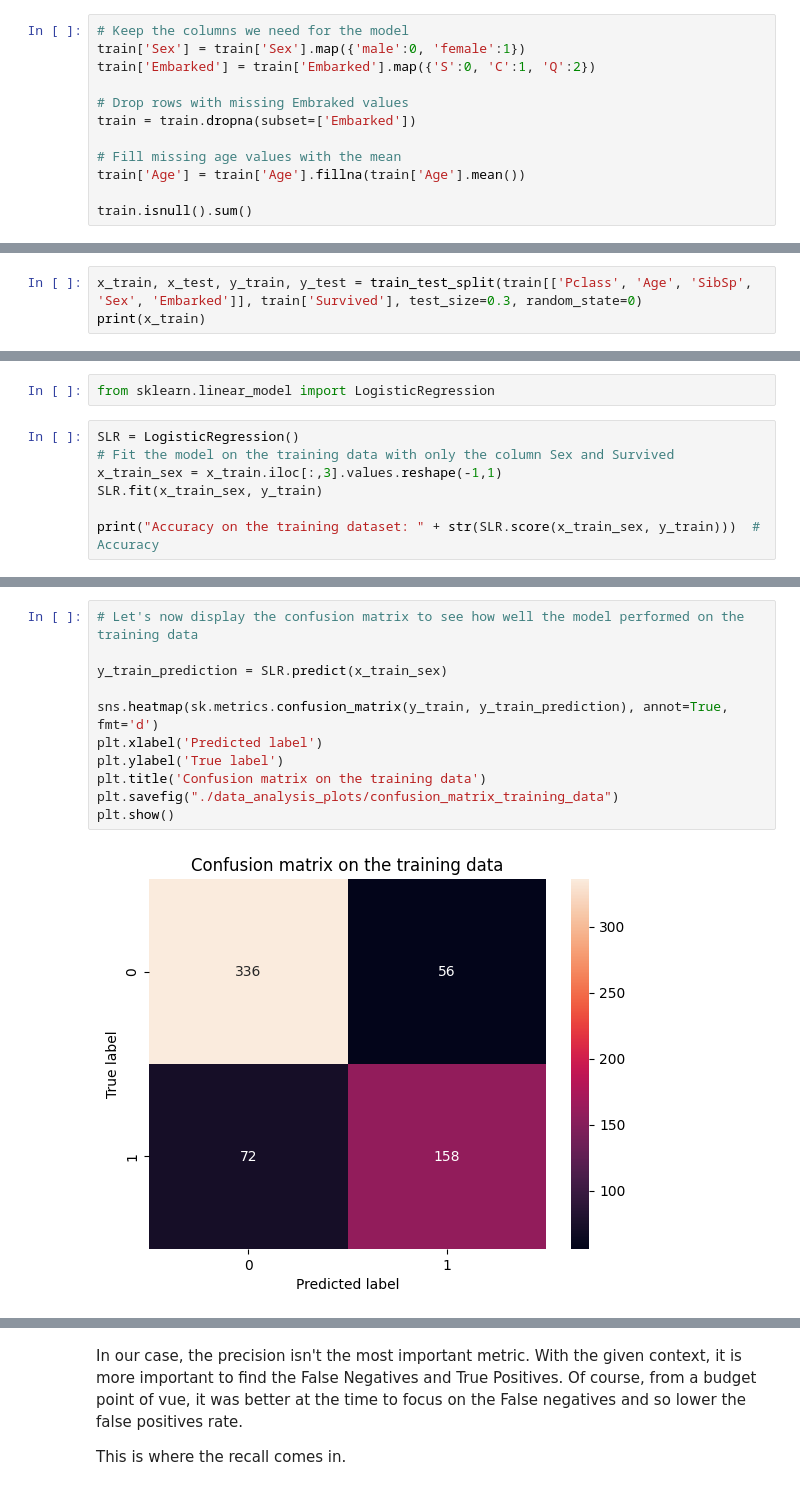
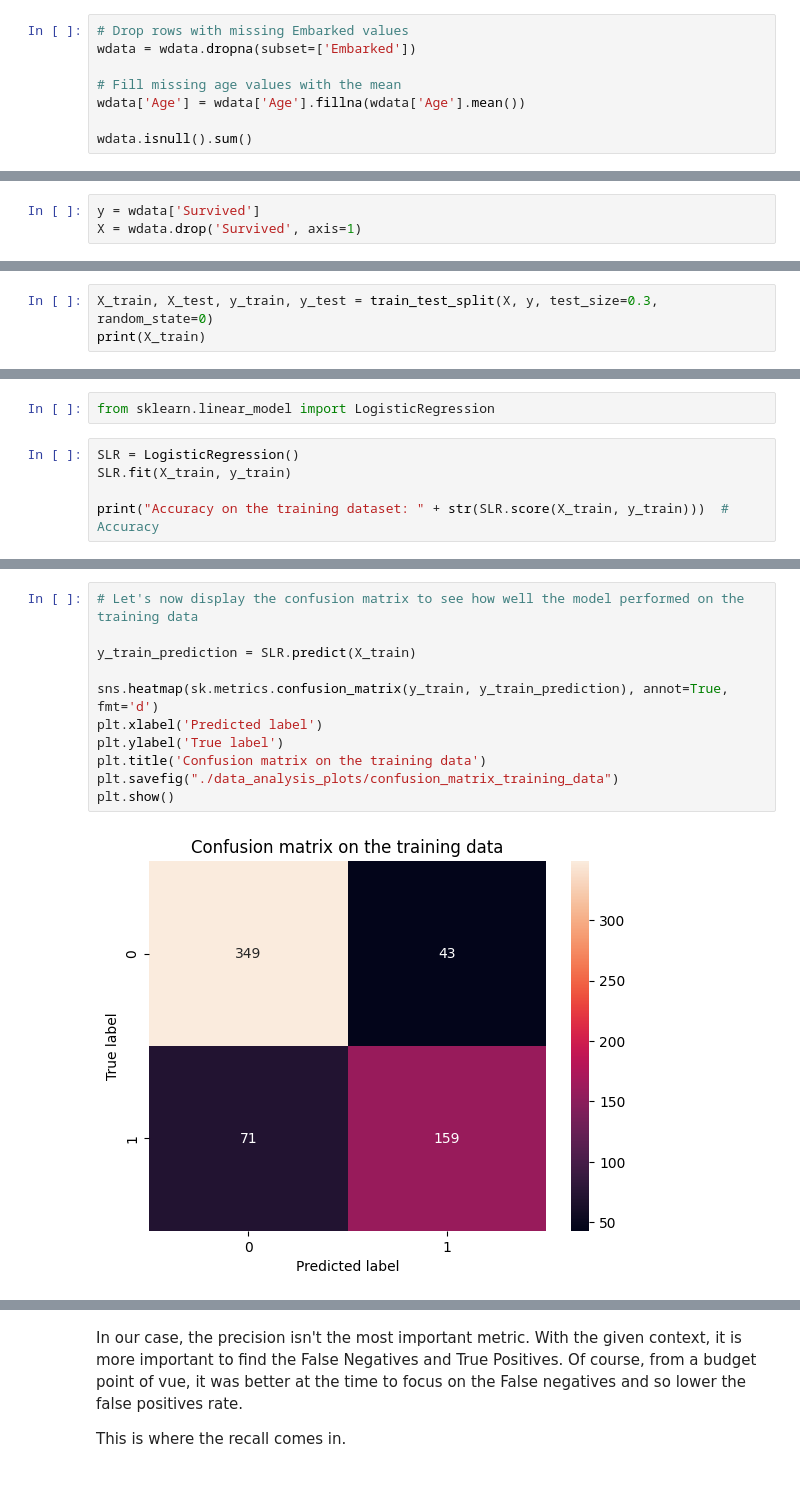
Before and after one commit to Gdeterline/Titanic_Survival_Prediction, a Jupyter notebook: main.ipynb, the cells around one changed output, grey strips where cells are left out. Cells and saved outputs as stored; diff of their text form.

```diff
--- a/main.ipynb
+++ b/main.ipynb
@@ -194,15 +212,11 @@ Here, we will:
 - drop the missing embarked rows (2 rows, negligible loss of data).
 - fill in empty age fields with the mean age of passengers
 # %%
-# Keep the columns we need for the model
-train['Sex'] = train['Sex'].map({'male':0, 'female':1})
-train['Embarked'] = train['Embarked'].map({'S':0, 'C':1, 'Q':2})
-
-# Drop rows with missing Embraked values
-train = train.dropna(subset=['Embarked'])
+# Drop rows with missing Embarked values
+wdata = wdata.dropna(subset=['Embarked'])
 
 # Fill missing age values with the mean
-train['Age'] = train['Age'].fillna(train['Age'].mean())
+wdata['Age'] = wdata['Age'].fillna(wdata['Age'].mean())
 
-train.isnull().sum()
+wdata.isnull().sum()
 # %% [output]
@@ -221,0 +237,3 @@ dtype: int64
+# %%
+y = wdata['Survived']
+X = wdata.drop('Survived', axis=1)
@@ -226,6 +268,6 @@ Usually, a dataset is seperated into 70 to 80% training and 20 to 30% testing. W
 # %%
 from sklearn.model_selection import train_test_split
 # %%
-x_train, x_test, y_train, y_test = train_test_split(train[['Pclass', 'Age', 'SibSp', 'Sex', 'Embarked']], train['Survived'], test_size=0.3, random_state=0)
-print(x_train)
+X_train, X_test, y_train, y_test = train_test_split(X, y, test_size=0.3, random_state=0)
+print(X_train)
 # %% [output]
@@ -270,9 +310,7 @@ First, we will apply the simple method. The _y_ variable will represent the surv
 from sklearn.linear_model import LogisticRegression
 # %%
 SLR = LogisticRegression()
-# Fit the model on the training data with only the column Sex and Survived
-x_train_sex = x_train.iloc[:,3].values.reshape(-1,1)
-SLR.fit(x_train_sex, y_train)
+SLR.fit(X_train, y_train)
 
-print("Accuracy on the training dataset: " + str(SLR.score(x_train_sex, y_train)))  # Accuracy
+print("Accuracy on the training dataset: " + str(SLR.score(X_train, y_train)))  # Accuracy
 # %% [output]
@@ -280,16 +325,16 @@ Accuracy on the training dataset: 0.7942122186495176
 # %%
 # Let's now display the confusion matrix to see how well the model performed on the training data
 
-y_train_prediction = SLR.predict(x_train_sex)
+y_train_prediction = SLR.predict(X_train)
 
 sns.heatmap(sk.metrics.confusion_matrix(y_train, y_train_prediction), annot=True, fmt='d')
 plt.xlabel('Predicted label')
 plt.ylabel('True label')
 plt.title('Confusion matrix on the training data')
 plt.savefig("./data_analysis_plots/confusion_matrix_training_data")
 plt.show()
 # %% [output]
-[figure, old version]
+[figure, new version]
 # %% [markdown]
 We have checked, the accuracy shown by the confusion matrix is the same as the model, as expected.
 
```
Also changed, not shown: parts of 68 cells of this notebook, 6 other files.
